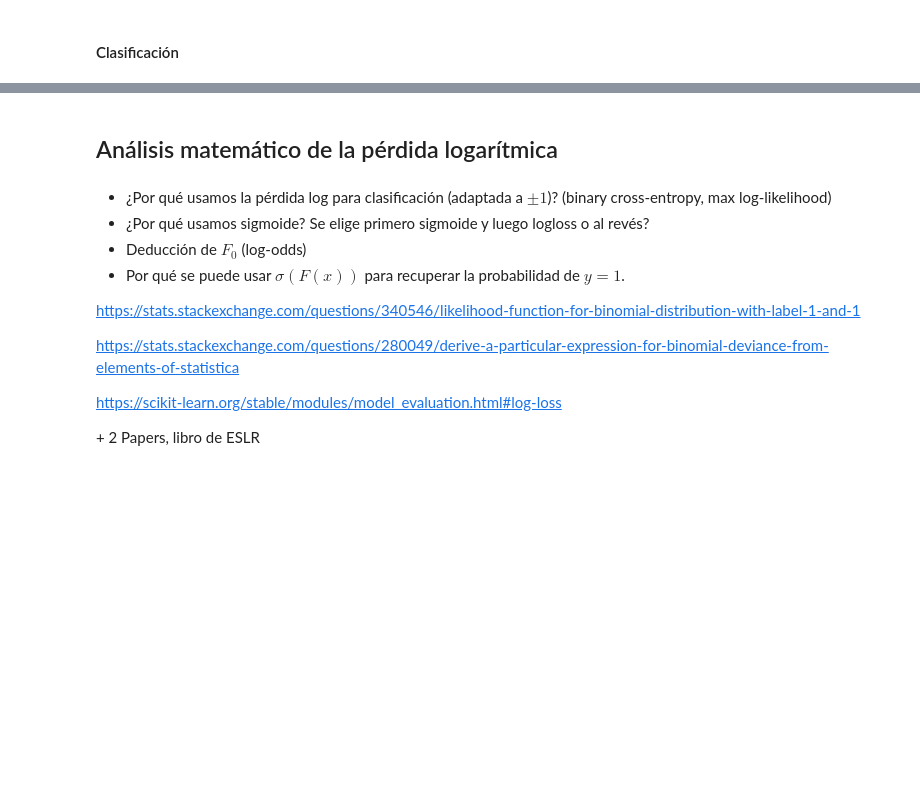
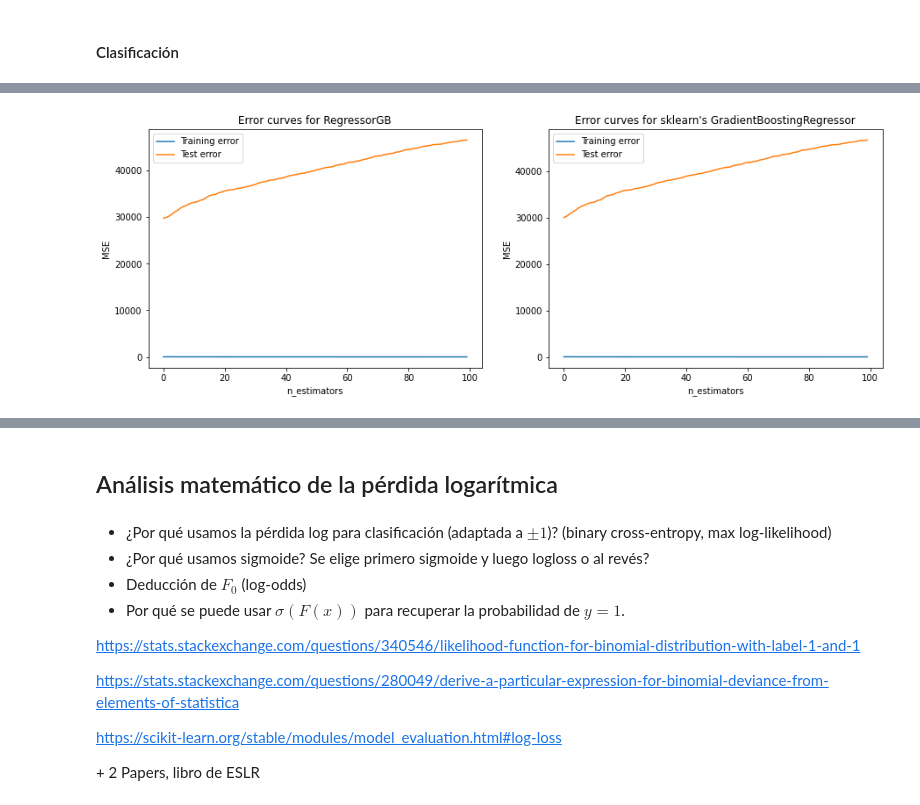
Before and after one commit to Ludvins/MCD_Practicas_MAAA, a Jupyter notebook: P2/P2_boosting.ipynb, the cells around one changed output, grey strips where cells are left out. Drawn from its saved outputs; the diff is of its cells as text; code cells hidden in the pictures; blank space fills up the shorter version.

```diff
--- a/P2/P2_boosting.ipynb
+++ b/P2/P2_boosting.ipynb
@@ -433,13 +448,11 @@ class RegressorGB(BaseGB):
         return mult * pred
 
     def predict(self, X):
-        F = np.full(X.shape[0], self.F0)
+        return self.raw_predict(X)
+
+    def predict_staged(self, X):
         for m in range(self.n_estimators_):
-            F += self.learning_rate \
-                   * self._update_F(self.multipliers[m], X,
-                                    self.estimators_[m])
-
-        return F
+            yield self.raw_predict(X, stages = m)
 
     def score(self, X, y):
         return SquaredErrorLoss()(y, self.predict(X))
@@ -571,0 +584,27 @@ Comentar que es mucho más rápido en sklearn porque la etapa de predicción est
+# %%
+fig, axs = plt.subplots(1, 2, figsize=(15, 5))
+
+Fs_train = [Fm for Fm in gb.predict_staged(Xtrain_reg)]
+Fs_error_train = [SquaredErrorLoss()(Ytrain_reg, Fm) for Fm in Fs_train]
+Fs_test = [Fm for Fm in gb.predict_staged(Xtest_reg)]
+Fs_error_test = [SquaredErrorLoss()(Ytest_reg, Fm) for Fm in Fs_test]
+axs[0].plot(np.arange(100), Fs_error_train, label = "Training error")
+axs[0].plot(np.arange(100), Fs_error_test, label = "Test error")
+axs[0].legend()
+axs[0].set_title("Error curves for RegressorGB")
+axs[0].set_xlabel("n_estimators")
+axs[0].set_ylabel("MSE")
+
+Fs_train = [Fm for Fm in gb_sk.staged_predict(Xtrain_reg)]
+Fs_error_train = [SquaredErrorLoss()(Ytrain_reg, Fm) for Fm in Fs_train]
+Fs_test = [Fm for Fm in gb_sk.staged_predict(Xtest_reg)]
+Fs_error_test = [SquaredErrorLoss()(Ytest_reg, Fm) for Fm in Fs_test]
+axs[1].plot(np.arange(100), Fs_error_train, label = "Training error")
+axs[1].plot(np.arange(100), Fs_error_test, label = "Test error")
+axs[1].legend()
+axs[1].set_title("Error curves for sklearn's GradientBoostingRegressor")
+axs[1].set_xlabel("n_estimators")
+axs[1].set_ylabel("MSE")
+plt.show()
+# %% [output]
+[figure, added]
```
Also changed, not shown: parts of 14 cells of this notebook.
